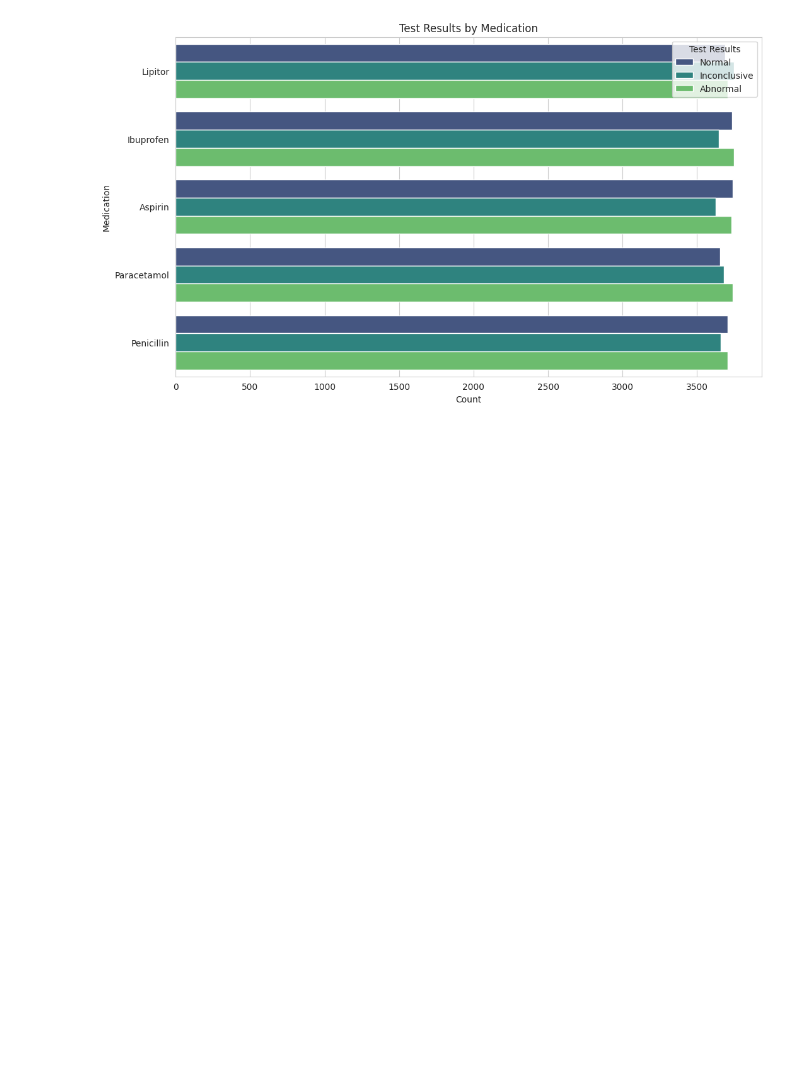
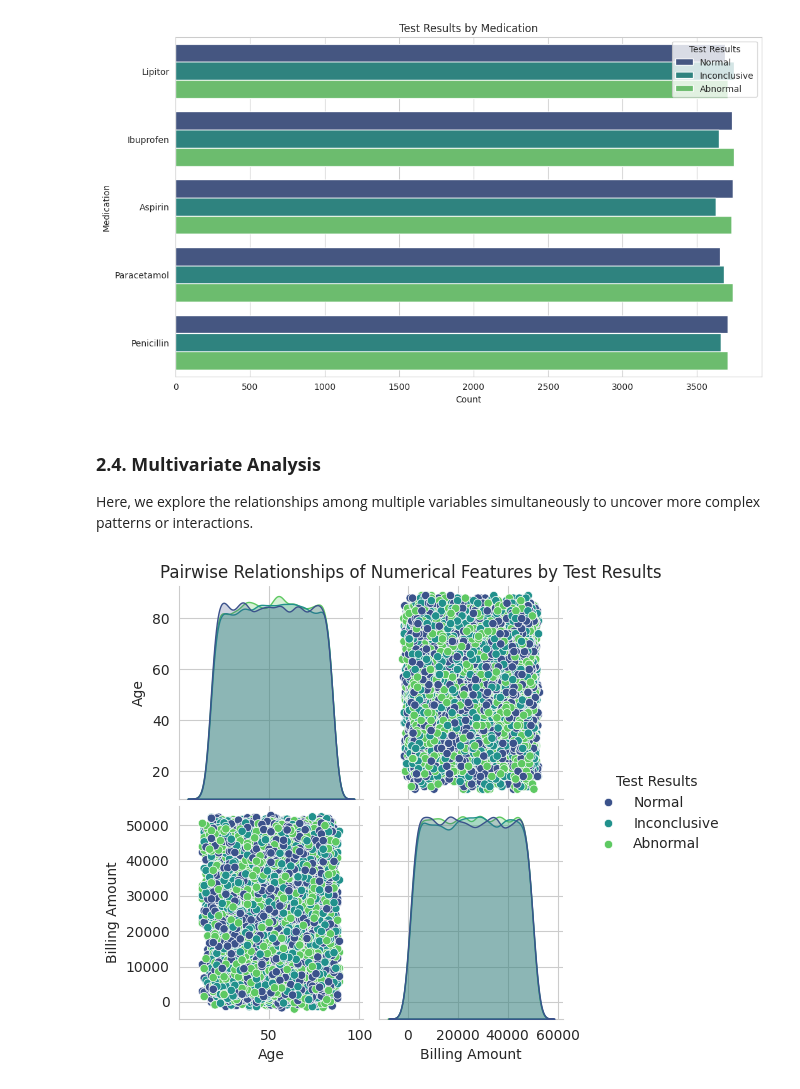
Before and after one commit to LatiefDataVisionary/healthcare-test-results-prediction, a Jupyter notebook: notebooks/notebook.ipynb, the cells around one changed output. Saved outputs shown, nothing was run; the diff lists cells and outputs as text; code cells hidden in the pictures; blank space fills up the shorter version.

Commit message:
2.4. Multivariate Analysis

```diff
--- a/notebooks/notebook.ipynb
+++ b/notebooks/notebook.ipynb
@@ -334,3 +334,24 @@ for col in relevant_categorical_features_for_bivariate:
 [figure]
 [figure]
 [figure]
+# %% [markdown]
+### **2.4. Multivariate Analysis**
+
+Here, we explore the relationships among multiple variables simultaneously to uncover more complex patterns or interactions.
+# %%
+# Explore relationships between numerical features, colored by the target variable
+# Include 'Length of Stay' if it was created in Feature Engineering
+numerical_features_for_pairplot = ['Age', 'Billing Amount']
+if 'Length of Stay' in df.columns:
+    numerical_features_for_pairplot.append('Length of Stay')
+
+# Add the target variable to the list for the pairplot
+pairplot_cols = numerical_features_for_pairplot + ['Test Results']
+# %%
+# Create a pair plot to visualize pairwise relationships colored by the target variable
+# This helps to see if combinations of numerical features show different patterns for different test results
+sns.pairplot(df[pairplot_cols], hue='Test Results', palette='viridis')
+plt.suptitle('Pairwise Relationships of Numerical Features by Test Results', y=1.02)
+plt.show()
+# %% [output]
+[figure, added]
```
Also changed, not shown: parts of 1 cell of this notebook.
